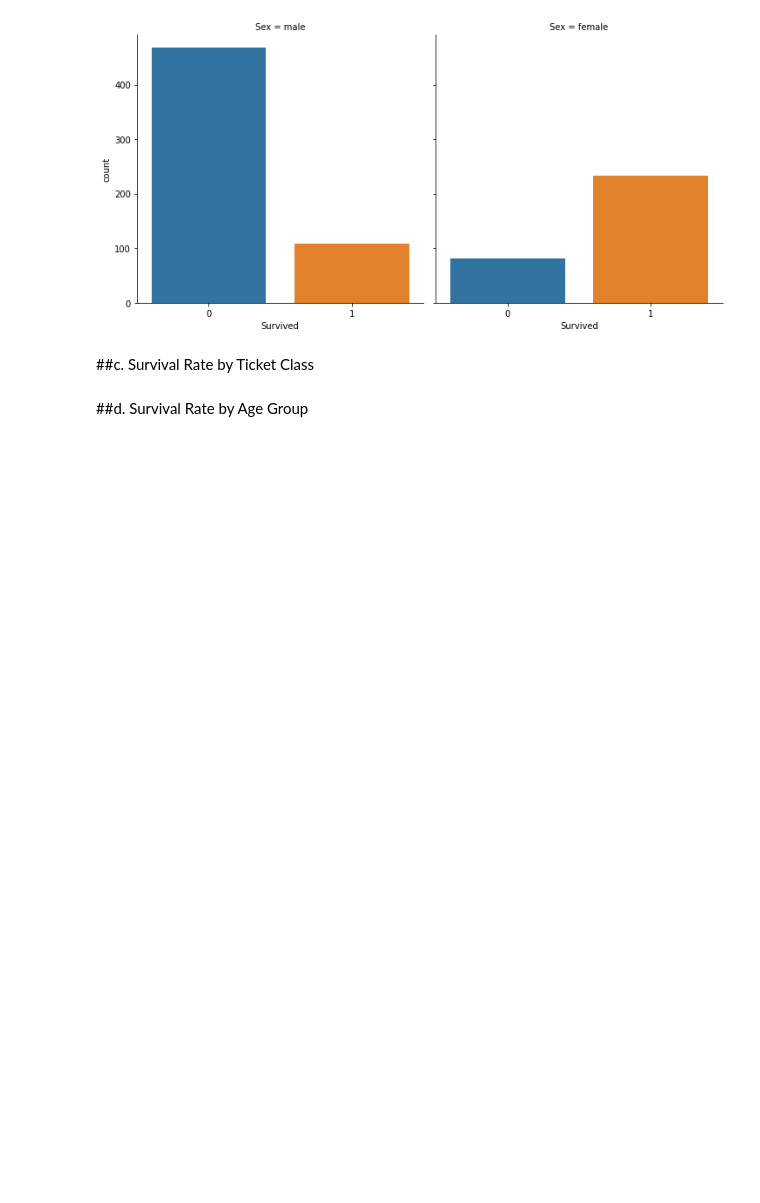
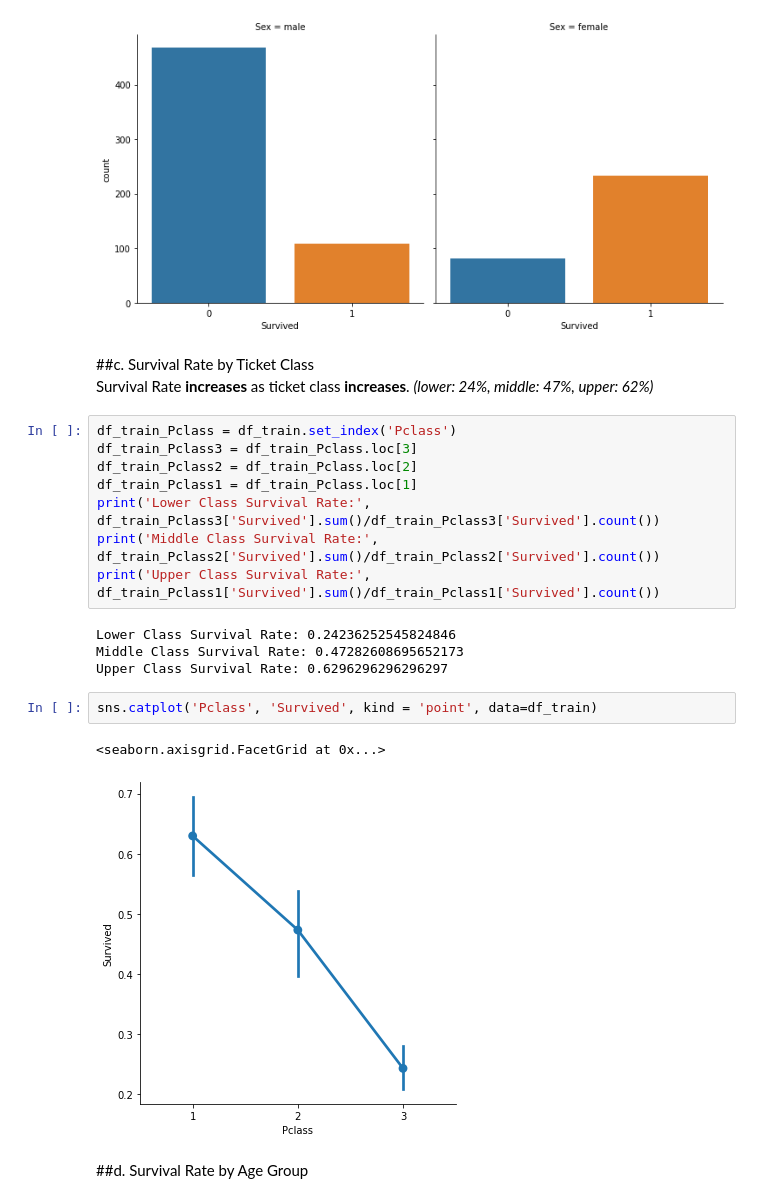
Before and after one commit to jpark0116/titanic, a Jupyter notebook: titanic_eda.ipynb, the cells around one changed output. Cells and saved outputs as stored; diff of their text form; blank space fills up the shorter version.

```diff
--- a/titanic_eda.ipynb
+++ b/titanic_eda.ipynb
@@ -154,5 +154,23 @@ sns.catplot(x='Survived', col='Sex', kind='count', data=df_train)
 [figure]
 # %% [markdown]
 ##c. Survival Rate by Ticket Class
+Survival Rate **increases** as ticket class **increases**. *(lower: 24%, middle: 47%, upper: 62%)*
+# %%
+df_train_Pclass = df_train.set_index('Pclass')
+df_train_Pclass3 = df_train_Pclass.loc[3]
+df_train_Pclass2 = df_train_Pclass.loc[2]
+df_train_Pclass1 = df_train_Pclass.loc[1]
+print('Lower Class Survival Rate:', df_train_Pclass3['Survived'].sum()/df_train_Pclass3['Survived'].count())
+print('Middle Class Survival Rate:', df_train_Pclass2['Survived'].sum()/df_train_Pclass2['Survived'].count())
+print('Upper Class Survival Rate:', df_train_Pclass1['Survived'].sum()/df_train_Pclass1['Survived'].count())
+# %% [output]
+Lower Class Survival Rate: 0.24236252545824846
+Middle Class Survival Rate: 0.47282608695652173
+Upper Class Survival Rate: 0.6296296296296297
+# %%
+sns.catplot('Pclass', 'Survived', kind = 'point', data=df_train)
+# %% [output]
+<seaborn.axisgrid.FacetGrid at 0x...>
+[figure, added]
 # %% [markdown]
 ##d. Survival Rate by Age Group
```
Also changed, not shown: parts of 1 cell of this notebook.
